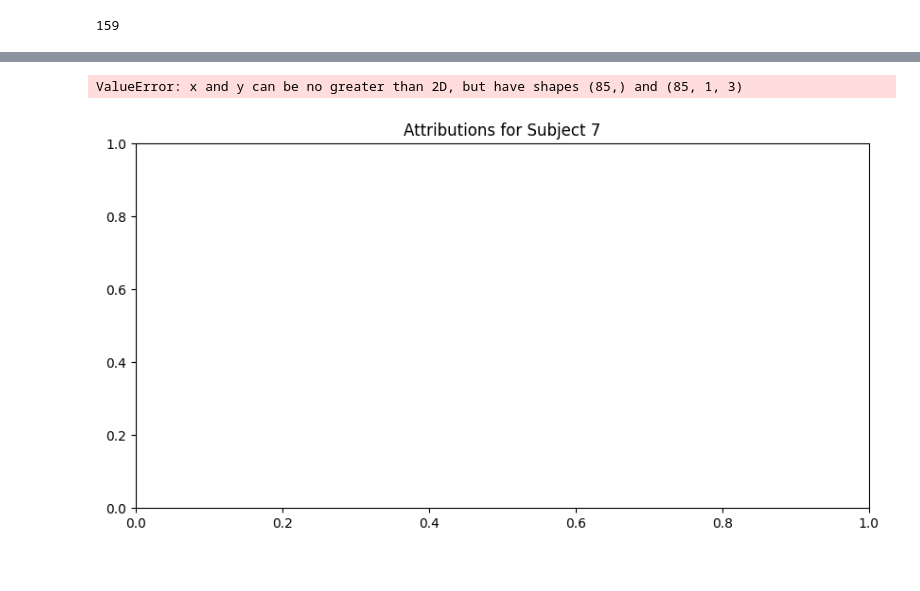
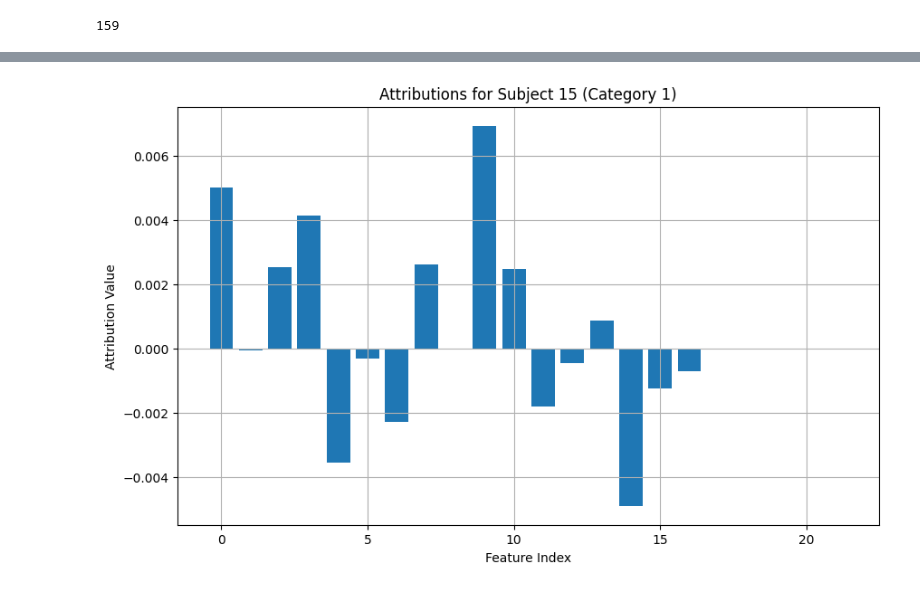
Before and after one commit to Osama00112/RNN-AD_python3, a Jupyter notebook: captum_2.ipynb, the cells around one changed output, grey strips where cells are left out. Cells and saved outputs as stored; diff of their text form; code cells hidden in the pictures.

```diff
--- a/captum_2.ipynb
+++ b/captum_2.ipynb
@@ -118,0 +795,7 @@ integrated_gradients = IntegratedGradients(model)
+# %%
+import pickle
+
+my_dict = attributions
+
+with open(f'MyData/attributions_{duration}_{target_index_2}.pickle', 'wb') as pickle_file:
+    pickle.dump(my_dict, pickle_file)
@@ -223,22 +961,35 @@ print(len(attributions[7]['cat']))
-# %%
-import matplotlib.pyplot as plt
-
-# Iterate over the attributions dictionary
-for rid, attr_dict in attributions.items():
-    # Extract the attributions for categorical input
-    attr_cat_tuple = attr_dict['cat']
-
-    # Assuming the tuple contains (attributions_tensor, some_other_value)
-    attr_cat_tensor = attr_cat_tuple[0]  # Extract the tensor from the tuple
-
-    # Plot the attributions for categorical input
-    plt.figure(figsize=(10, 5))
-    plt.title(f'Attributions for Subject {rid}')
-    plt.plot(attr_cat_tensor.cpu().numpy(), label='Attribution')  # Plot attributions over time steps
-    plt.xlabel('Time Step')
-    plt.ylabel('Attribution')
-    plt.legend()
-    plt.show()
-# %% [output]
-ValueError: x and y can be no greater than 2D, but have shapes (85,) and (85, 1, 3)
-[figure, removed]
+# %%
+#load attributions
+loaded_duration = 20
+loaded_target_index_2 = 1
+
+with open(f'MyData/attributions_{loaded_duration}_{loaded_target_index_2}.pickle', 'rb') as pickle_file:
+    my_dict = pickle.load(pickle_file)
+
+attributions = my_dict
+
+
+import matplotlib.pyplot as plt
+
+patient_num = 15
+
+# Assuming attributions[15]['cat'][1][0] is the tensor containing attribution values
+attributions_tensor = attributions[patient_num]['cat'][1][0]
+
+# Flatten the tensor
+attributions_values = attributions_tensor.squeeze().cpu().numpy()
+
+# Get the indices for the features
+feature_indices = range(len(attributions_values))
+
+# Plot the attributions as a bar plot
+plt.figure(figsize=(10, 6))
+plt.bar(feature_indices, attributions_values)
+plt.xlabel('Feature Index')
+plt.ylabel('Attribution Value')
+plt.title('Attributions for Subject 15 (Category 1)')
+plt.grid(True)
+plt.savefig(f'MyData/patient_{patient_num}_duration_{loaded_duration}.png')
+plt.show()
+# %% [output]
+[figure, added]
```
Also changed, not shown: parts of 44 cells of this notebook, 11 other files.
